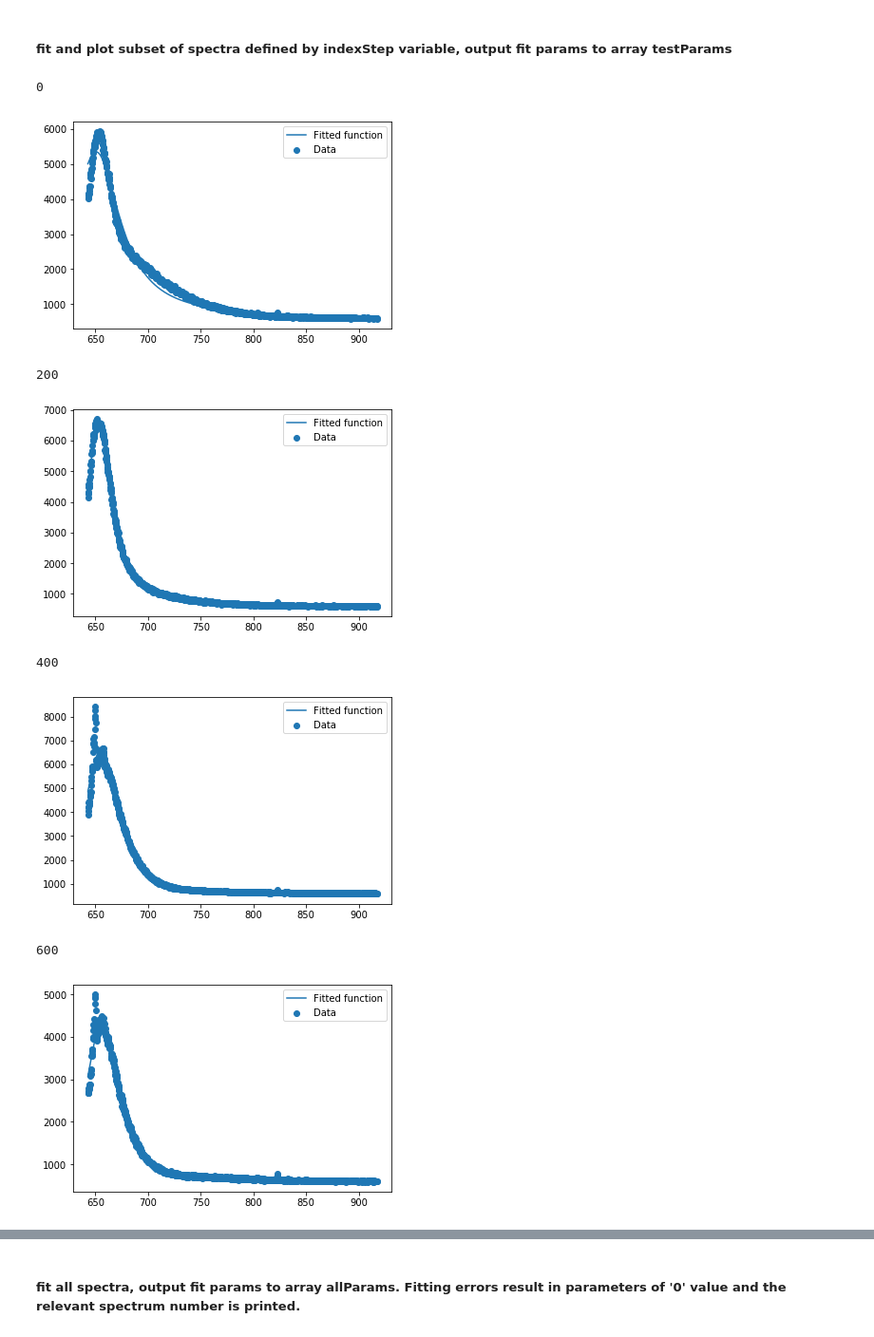
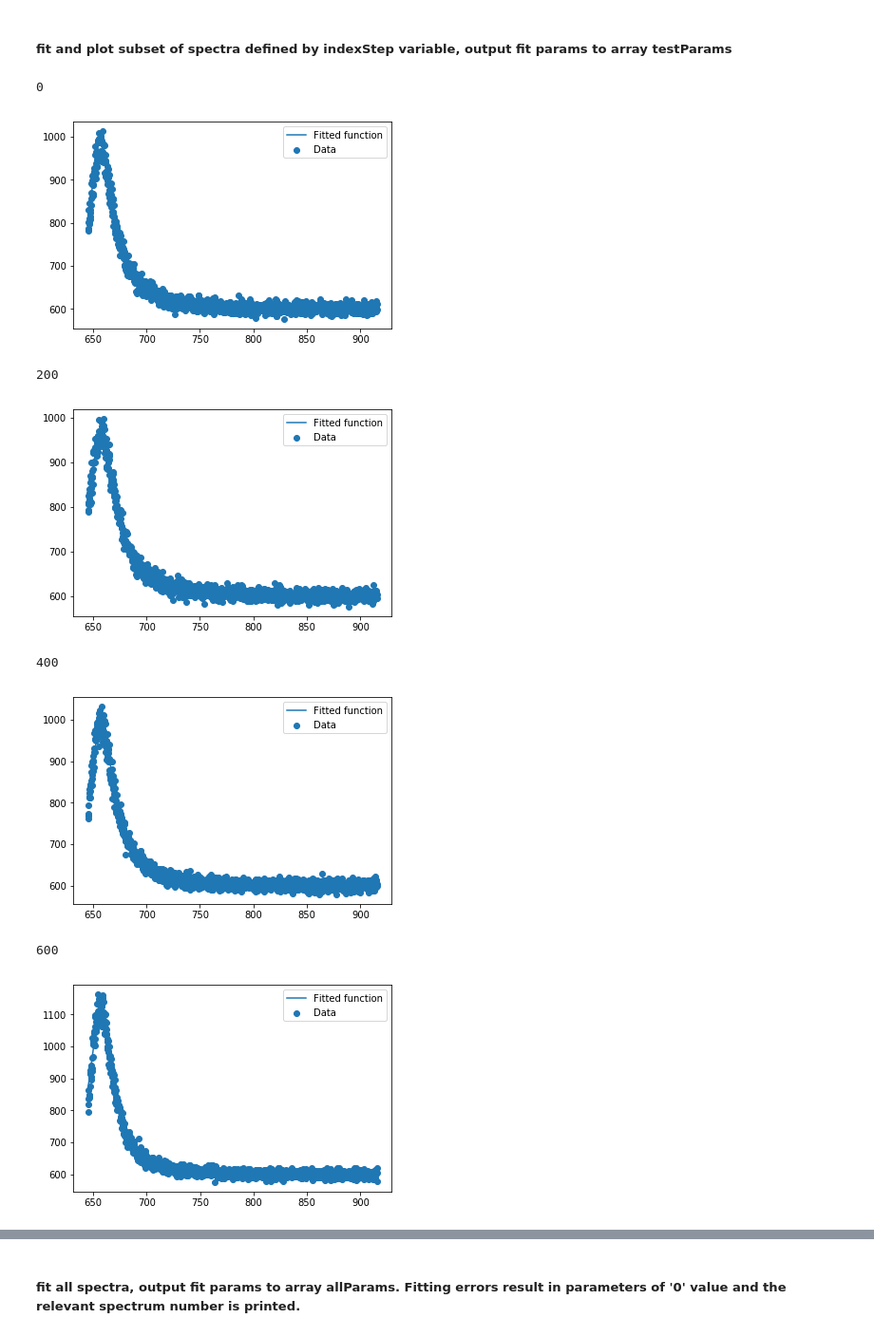
Before and after one commit to mollyamay/spatio-spectral-imaging, a Jupyter notebook: spatio_spectral_imaging.ipynb, the cells around one changed output, grey strips where cells are left out. Shown at 95% size. Saved outputs shown, nothing was run; the diff lists cells and outputs as text; code cells hidden in the pictures.

Commit message:
Fixed bug for 64 pixel images

```diff
--- a/spatio_spectral_imaging.ipynb
+++ b/spatio_spectral_imaging.ipynb
@@ -183,16 +212,13 @@ def fitSubset(indexStep,rangeLow,rangeHigh):
     global testParams
     testParams = []
     #loop that fits and plots test spectra
-    for i in range(0,len(forwardInt), indexStep):
+    for i in range(0,len(forwardInt)-scanSize, indexStep):
         #print spectrum number
         print(i)
         #cycle through spectra in specified range
         y_data = forwardInt[i][rangeLow:rangeHigh]
         #fitting to test_func
-        params, params_covariance = optimize.curve_fit(test_func, x_data, y_data,
-                                               p0=[10000, 670, 30, 590],
-                                               bounds=([0, 600, 10, 400],
-                                                       [10000000, 700, 100, 700]))
+        params, params_covariance = optimize.curve_fit(test_func, x_data, y_data,p0=initParams,sigma=None,absolute_sigma=False,check_finite=True,bounds=paramBounds)
         #plot data and fit
         plt.figure(figsize=(6, 4))
         plt.scatter(x_data, y_data, label='Data')
@@ -202,14 +228,14 @@ def fitSubset(indexStep,rangeLow,rangeHigh):
         testParams.append(params)
         plt.show()
 # %%
-fitSubset(200,290,1599)
+fitSubset(200,rangeL, rangeH)
 # %% [output]
 0
-[figure, old version]
+[figure, new version]
 200
-[figure, old version]
+[figure, new version]
 400
-[figure, old version]
+[figure, new version]
 600
-[figure, old version]
+[figure, new version]
 800
```
Also changed, not shown: parts of 26 cells of this notebook.
